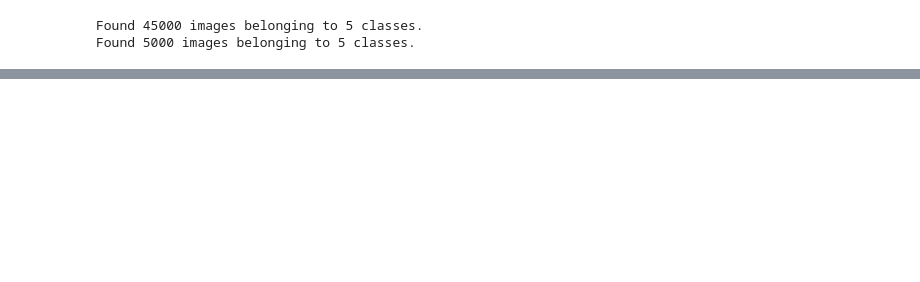
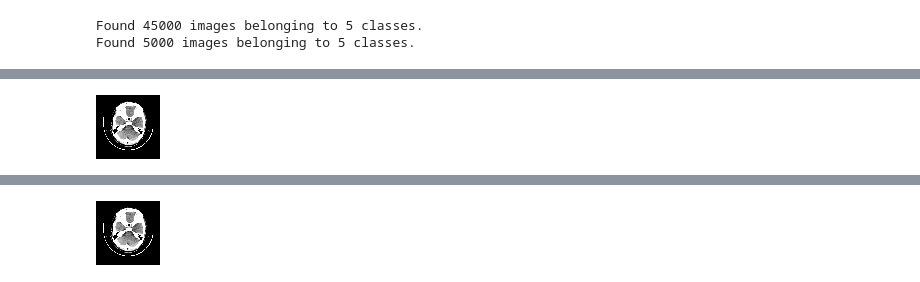
Before and after one commit to shaswata56/ML-Lab, a Jupyter notebook: Final/ML_Lab_Final_Assignment_2017831050.ipynb, the cells around one changed output, grey strips where cells are left out. Cells and saved outputs as stored; diff of their text form; code cells hidden in the pictures; blank space fills up the shorter version.

```diff
--- a/Final/ML_Lab_Final_Assignment_2017831050.ipynb
+++ b/Final/ML_Lab_Final_Assignment_2017831050.ipynb
@@ -68,3 +88,7 @@ validation_dataset = img_datagen.flow_from_directory(
 # %% [output]
 Found 45000 images belonging to 5 classes.
 Found 5000 images belonging to 5 classes.
+# %%
+class_dict = training_dataset.class_indices
+class_names = [str(keys) for keys in class_dict]
+print(class_names)
@@ -147,0 +176,20 @@ plt.show()
+# %%
+headct_url = 'http://headctstudy.qure.ai/static/imgs/stacks/QURE-8/12_orig.png'
+headct_path = tf.keras.utils.get_file('Head_CT', origin=headct_url)
+
+head_img = tf.keras.utils.load_img(
+    headct_path, target_size=(64, 64)
+)
+display(head_img)
+img_array = tf.keras.utils.img_to_array(head_img)
+img_array = tf.expand_dims(img_array, 0)
+
+predictions = cnn_clf.predict(img_array)
+score = tf.nn.softmax(predictions[0])
+
+print(
+    "This image most likely belongs to {} with a {:.2f} percent confidence."
+    .format(class_names[np.argmax(score)], 100 * np.max(score))
+)
+# %% [output]
+[figure, added]
@@ -147,0 +198 @@ plt.show()
+[figure, added]
```
Also changed, not shown: parts of 11 cells of this notebook.
